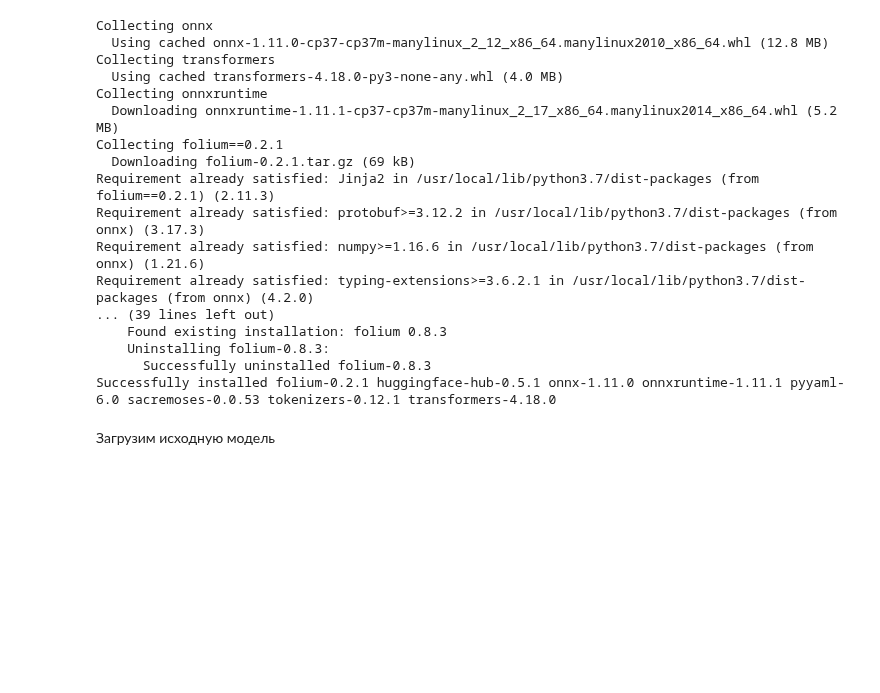
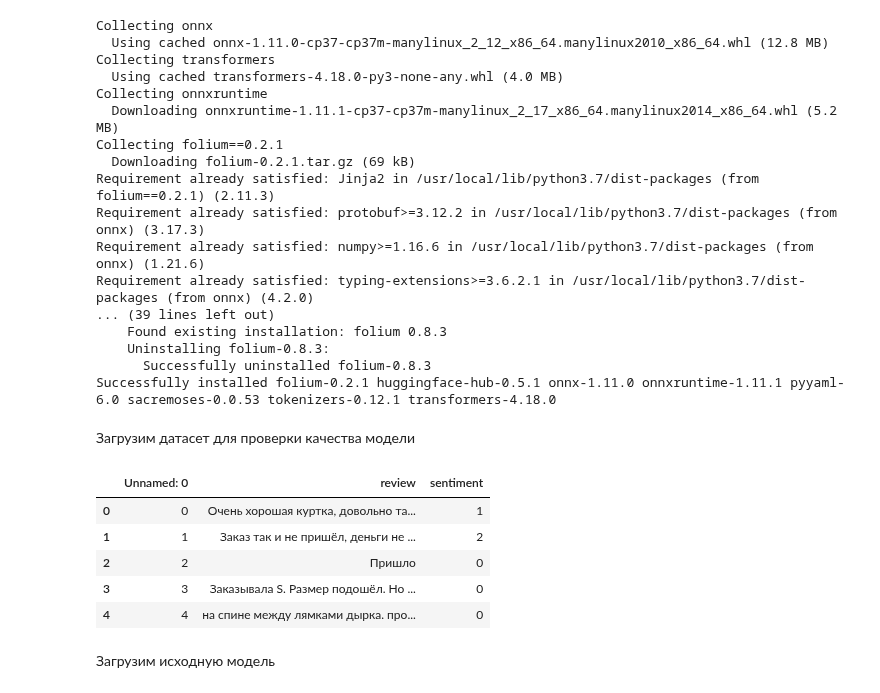
Before and after one commit to starminalush/converting-rubert-examples, a Jupyter notebook: tensorrt.ipynb, the cells around one changed output. Cells and saved outputs as stored; diff of their text form; code cells hidden in the pictures; blank space fills up the shorter version.

```diff
--- a/tensorrt.ipynb
+++ b/tensorrt.ipynb
@@ -180,0 +182,12 @@ from torch.onnx import TrainingMode
+# %% [markdown]
+Загрузим датасет для проверки качества модели
+# %%
+df = pd.read_csv('validation.csv')
+df.head()
+# %% [output]
+|  | Unnamed: 0 | review | sentiment |
+| 0 | 0 | Очень хорошая куртка, довольно та... | 1 |
+| 1 | 1 | Заказ так и не пришёл, деньги не ... | 2 |
+| 2 | 2 | Пришло | 0 |
+| 3 | 3 | Заказывала S. Размер подошёл. Но ... | 0 |
+| 4 | 4 | на спине между лямками дырка. про... | 0 |
```
Also changed, not shown: parts of 5 cells of this notebook.
